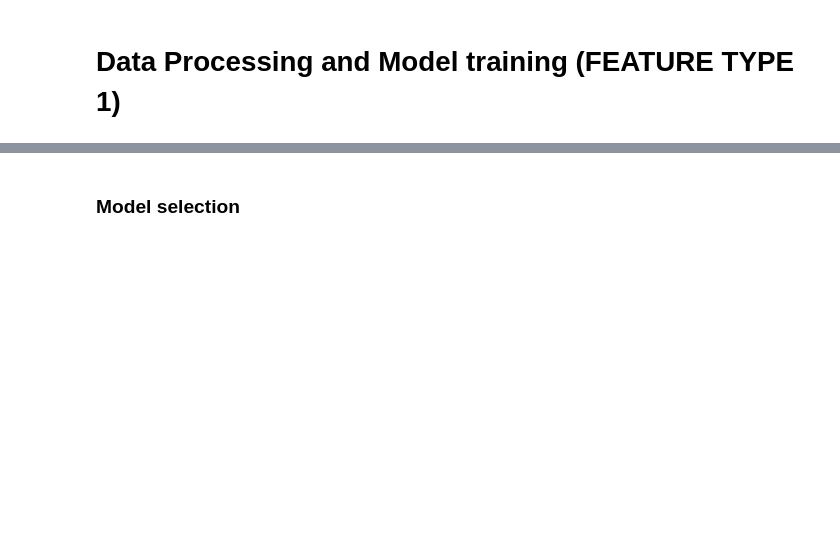
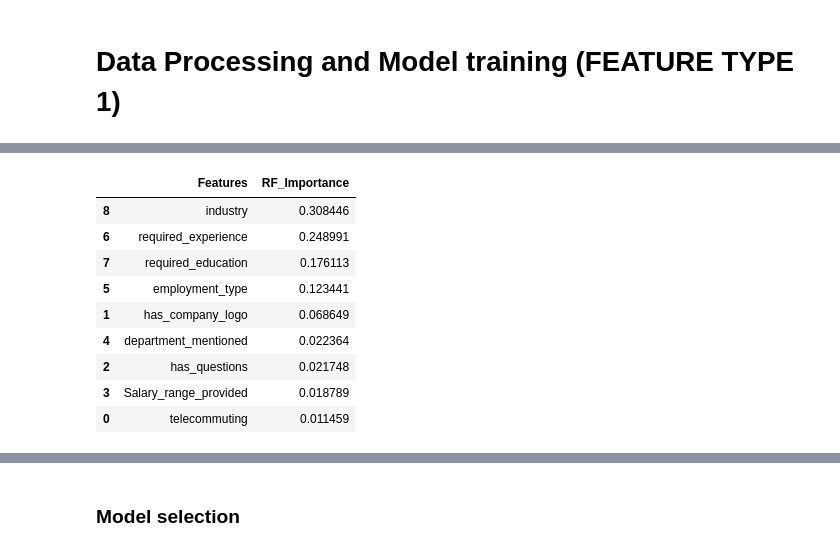
Before and after one commit to yuvraaj2002/AI_Projects, a Jupyter notebook: AI_Tutor/Notebook/Fake_Job_Posting.ipynb, the cells around one changed output, grey strips where cells are left out. Drawn from its saved outputs; the diff is of its cells as text; code cells hidden in the pictures; blank space fills up the shorter version.

```diff
--- a/AI_Tutor/Notebook/Fake_Job_Posting.ipynb
+++ b/AI_Tutor/Notebook/Fake_Job_Posting.ipynb
@@ -370,0 +397,15 @@ X_train_temp = Processing_pipeline.fit_transform(X_train)
+# %%
+Rf_Model_FI_df = pd.DataFrame({'Features': X_train.columns,'RF_Importance': Rf_Model.feature_importances_})
+Rf_Model_FI_df.sort_values(by='RF_Importance', inplace=True, ascending=False)
+Rf_Model_FI_df
+# %% [output]
+|  | Features | RF_Importance |
+| 8 | industry | 0.308446 |
+| 6 | required_experience | 0.248991 |
+| 7 | required_education | 0.176113 |
+| 5 | employment_type | 0.123441 |
+| 1 | has_company_logo | 0.068649 |
+| 4 | department_mentioned | 0.022364 |
+| 2 | has_questions | 0.021748 |
+| 3 | Salary_range_provided | 0.018789 |
+| 0 | telecommuting | 0.011459 |
```
Also changed, not shown: parts of 18 cells of this notebook.
